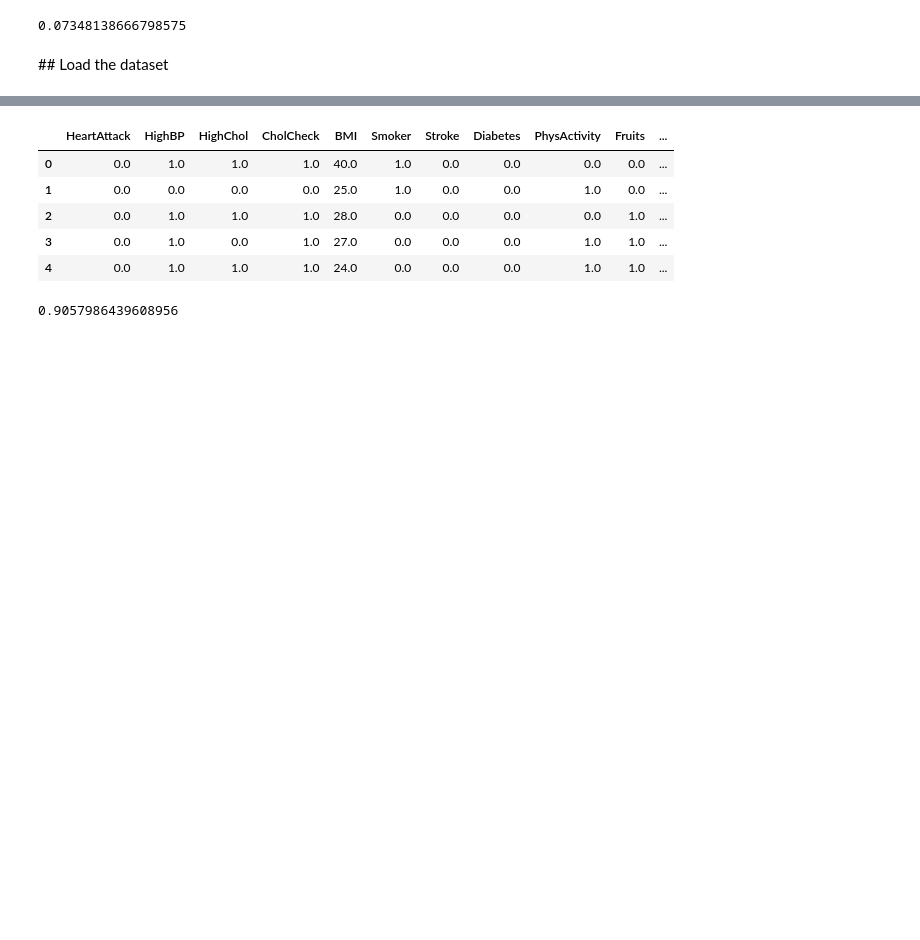
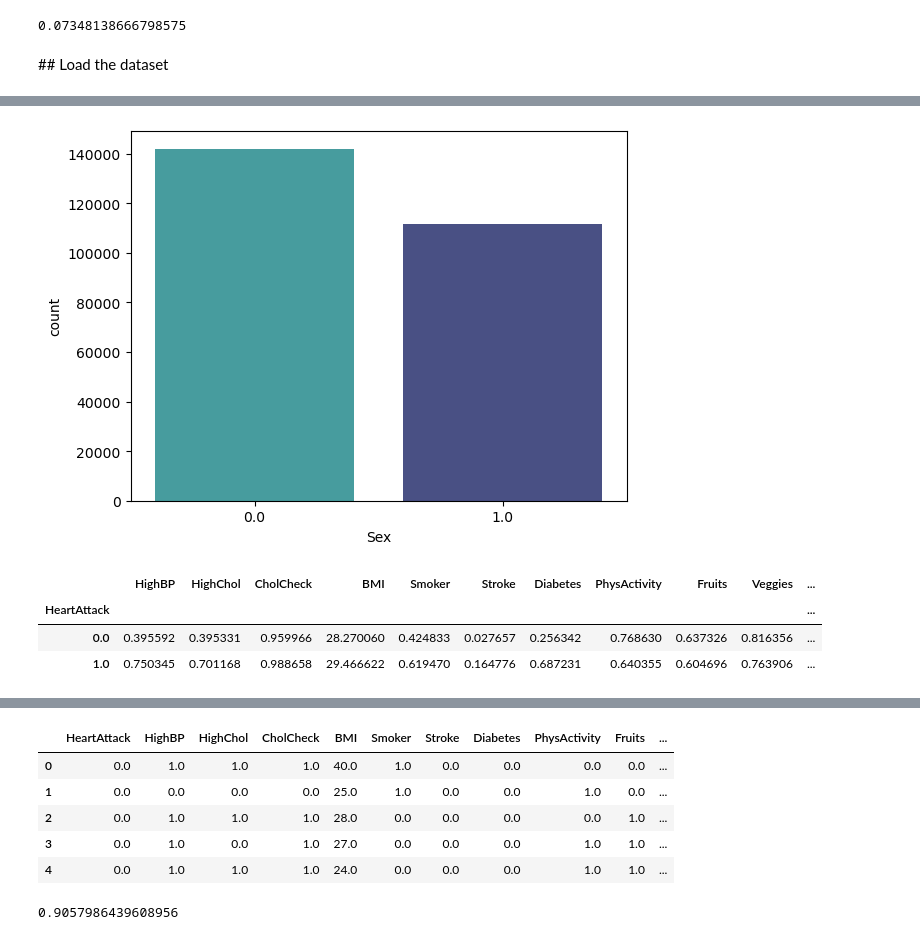
Before and after one commit to acrulopez/heart-attack-prediction, a Jupyter notebook: Project.ipynb, the cells around one changed output, grey strips where cells are left out. Saved outputs shown, nothing was run; the diff lists cells and outputs as text; code cells hidden in the pictures; blank space fills up the shorter version.

```diff
--- a/Project.ipynb
+++ b/Project.ipynb
@@ -102,0 +140,13 @@ df = pd.read_csv("heart_disease.csv")
+# %%
+sns.countplot(x='Sex', data=df, palette="mako_r")
+plt.show()
+# %% [output]
+[figure, added]
+# %%
+df.groupby('HeartAttack').mean()
+# not sure how this adds value
+# %% [output]
+|  | HighBP | HighChol | CholCheck | BMI | Smoker | Stroke | Diabetes | PhysActivity | Fruits | Veggies | ... |
+| HeartAttack |  |  |  |  |  |  |  |  |  |  | ... |
+| 0.0 | 0.395592 | 0.395331 | 0.959966 | 28.270060 | 0.424833 | 0.027657 | 0.256342 | 0.768630 | 0.637326 | 0.816356 | ... |
+| 1.0 | 0.750345 | 0.701168 | 0.988658 | 29.466622 | 0.619470 | 0.164776 | 0.687231 | 0.640355 | 0.604696 | 0.763906 | ... |
```
Also changed, not shown: parts of 32 cells of this notebook.
